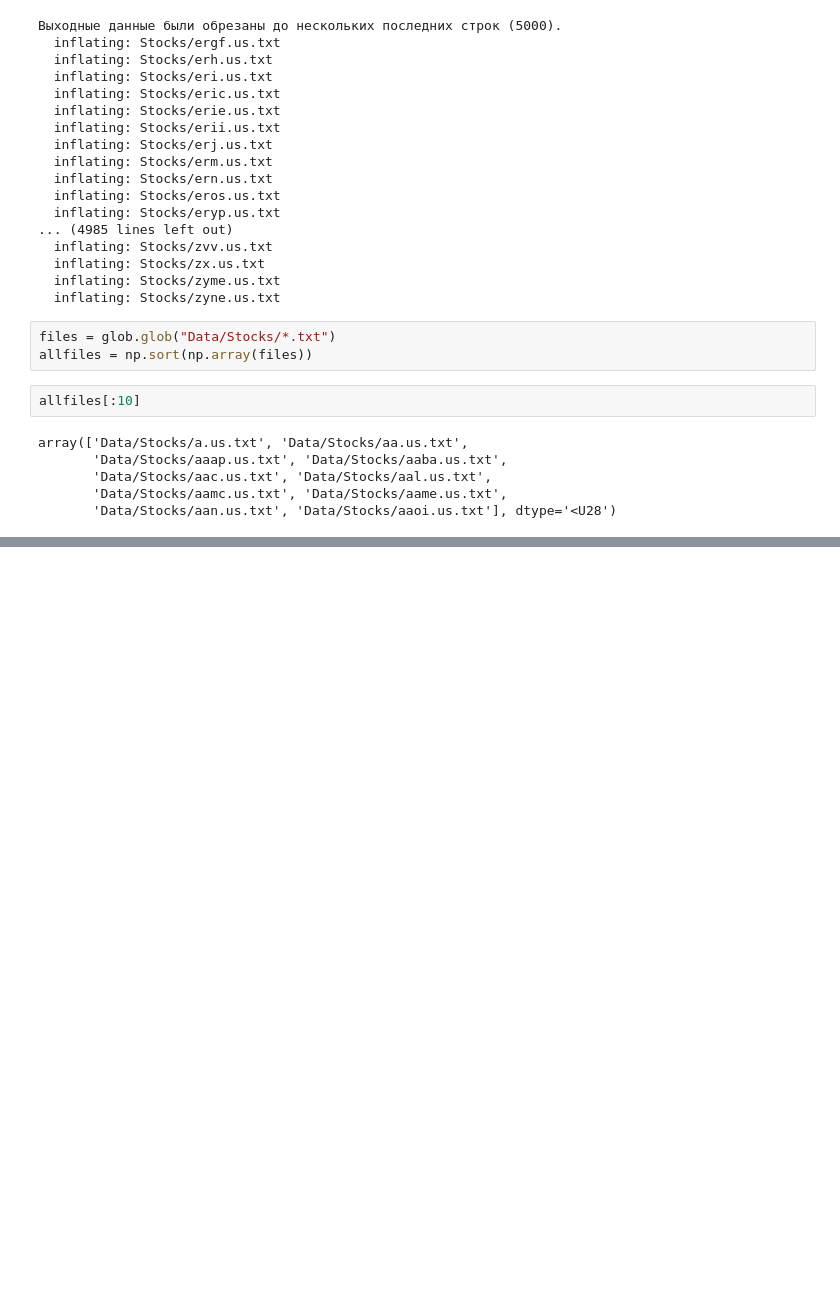
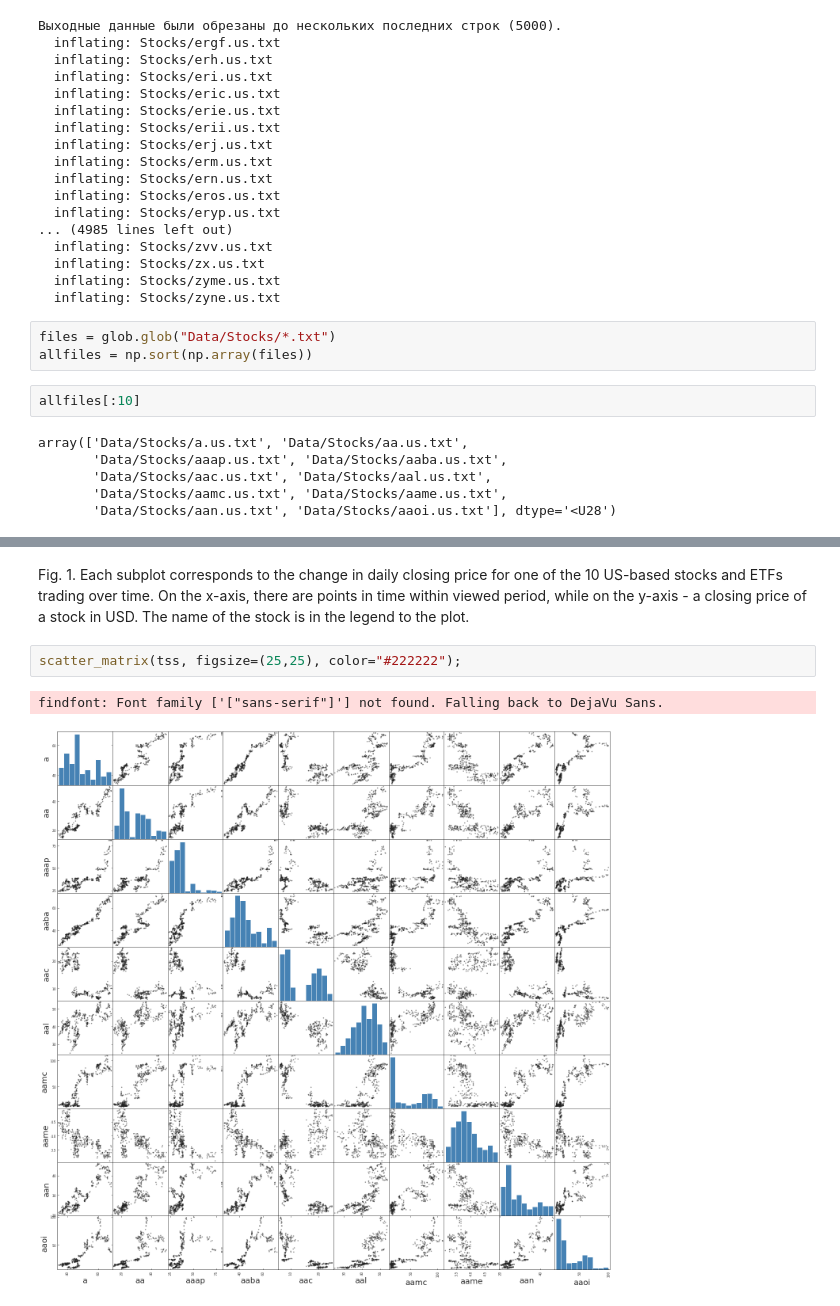
Before and after one commit to cristinarainich/MLTSA22_KRainich, a Jupyter notebook: HW2/HW2.ipynb, the cells around one changed output, grey strips where cells are left out. Saved outputs shown, nothing was run; the diff lists cells and outputs as text; blank space fills up the shorter version.

```diff
--- a/HW2/HW2.ipynb
+++ b/HW2/HW2.ipynb
@@ -178,0 +215,7 @@ data[['Date', 'Close']]
+# %% [markdown]
+Fig. 1. Each subplot corresponds to the change in daily closing price for one of the 10 US-based stocks and ETFs trading over time. On the x-axis, there are points in time within viewed period, while on the y-axis - a closing price of a stock in USD. The name of the stock is in the legend to the plot.
+# %%
+scatter_matrix(tss, figsize=(25,25), color="#222222");
+# %% [output]
+findfont: Font family ['["sans-serif"]'] not found. Falling back to DejaVu Sans.
+[figure, added]
```
Also changed, not shown: parts of 17 cells of this notebook.
